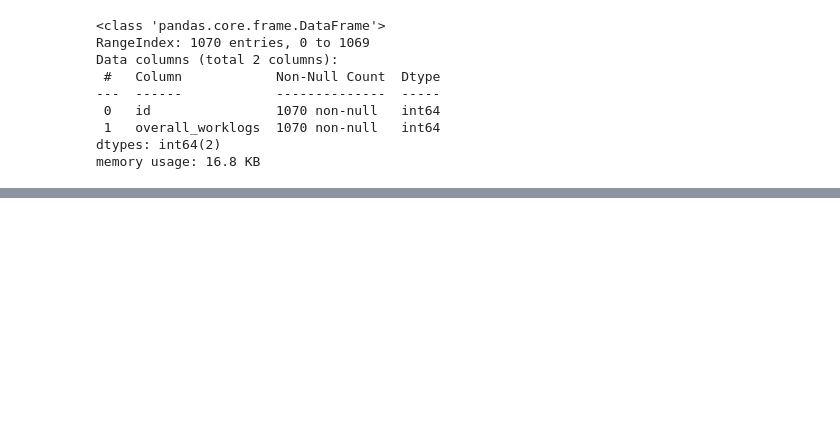
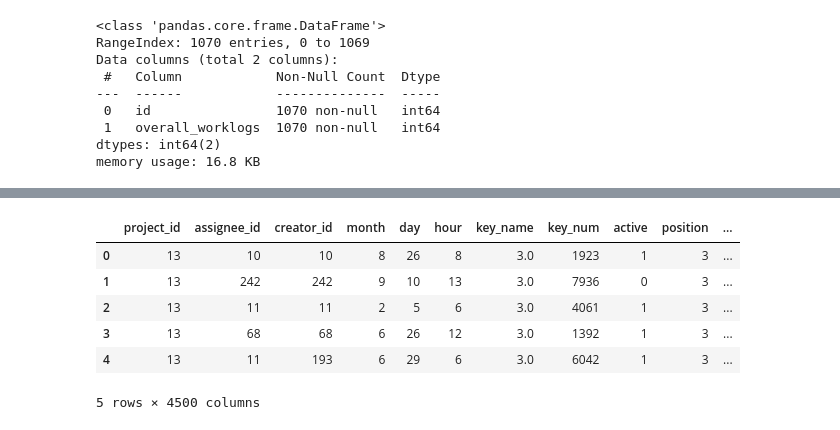
Before and after one commit to TayJen/hackathon_algu2022, a Jupyter notebook: H_ALGU_2022_Final.ipynb, the cells around one changed output, grey strips where cells are left out. Saved outputs shown, nothing was run; the diff lists cells and outputs as text; code cells hidden in the pictures; blank space fills up the shorter version.

```diff
--- a/H_ALGU_2022_Final.ipynb
+++ b/H_ALGU_2022_Final.ipynb
@@ -711,0 +749,11 @@ memory usage: 16.8 KB
+# %%
+X_val['overall_worklogs'] = y_val
+X_val.head()
+# %% [output]
+|  | project_id | assignee_id | creator_id | month | day | hour | key_name | key_num | active | position | ... |
+| 0 | 13 | 10 | 10 | 8 | 26 | 8 | 3.0 | 1923 | 1 | 3 | ... |
+| 1 | 13 | 242 | 242 | 9 | 10 | 13 | 3.0 | 7936 | 0 | 3 | ... |
+| 2 | 13 | 11 | 11 | 2 | 5 | 6 | 3.0 | 4061 | 1 | 3 | ... |
+| 3 | 13 | 68 | 68 | 6 | 26 | 12 | 3.0 | 1392 | 1 | 3 | ... |
+| 4 | 13 | 11 | 193 | 6 | 29 | 6 | 3.0 | 6042 | 1 | 3 | ... |
+5 rows × 4500 columns
```
Also changed, not shown: parts of 33 cells of this notebook.
